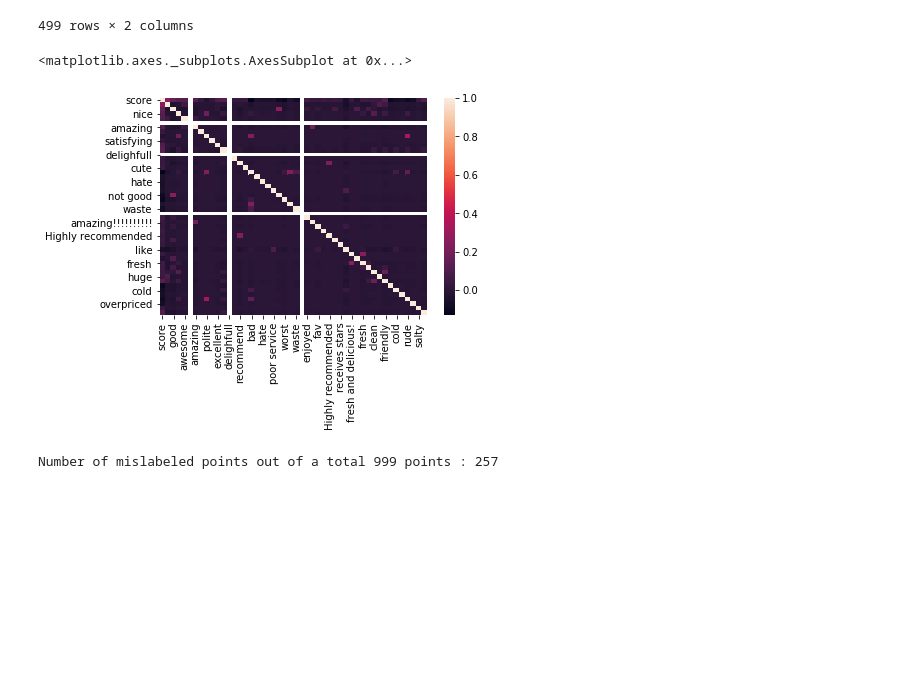
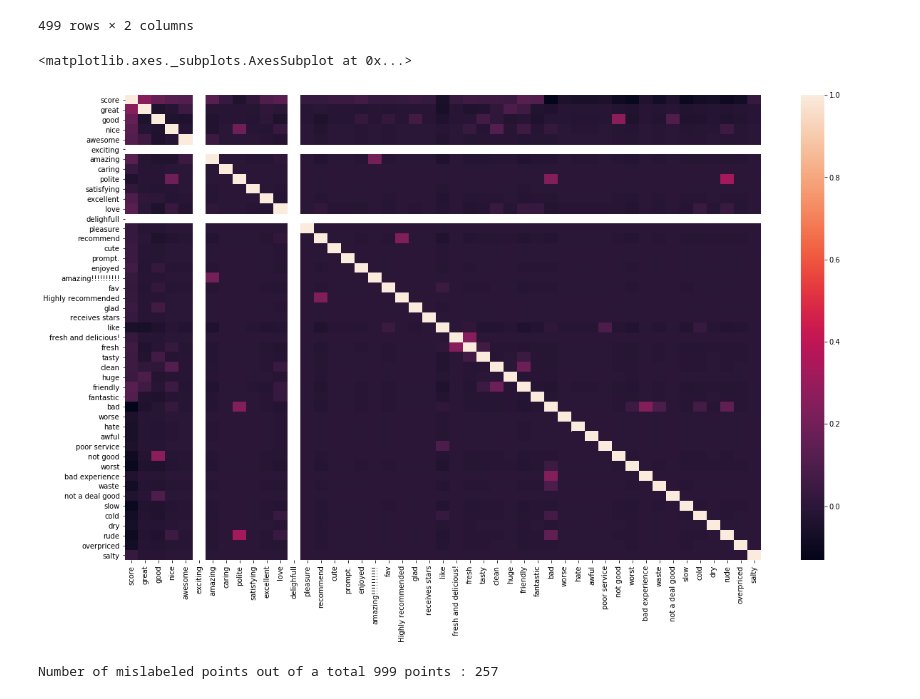
Before and after one commit to pspabhandari/Sentiment..yelp, a Jupyter notebook: Sentiments analysis yelp.ipynb, the cells around one changed output. Drawn from its saved outputs; the diff is of its cells as text; code cells hidden in the pictures; blank space fills up the shorter version.

```diff
--- a/Sentiments analysis yelp.ipynb
+++ b/Sentiments analysis yelp.ipynb
@@ -88,10 +88,11 @@ for key in keywords_bad:
         case=False
     )
 # %%
+plt.figure(figsize=(20,12))
 sns.heatmap(yelp.corr())
 # %% [output]
 <matplotlib.axes._subplots.AxesSubplot at 0x...>
-[figure, old version]
+[figure, new version]
 # %%
 data = yelp[keywords_good + keywords_bad]
 target = yelp['score']
```
Also changed, not shown: parts of 17 cells of this notebook.
